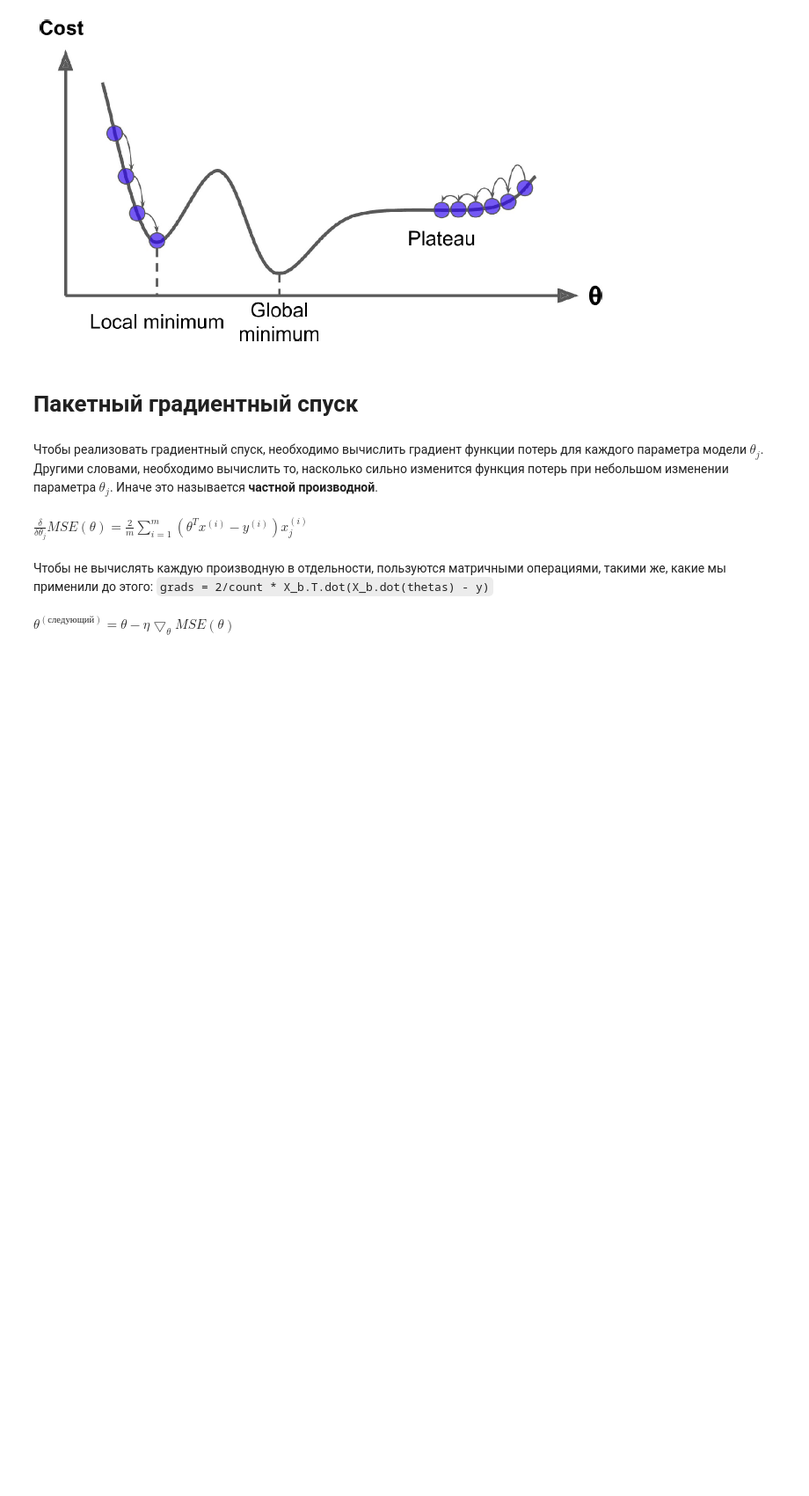
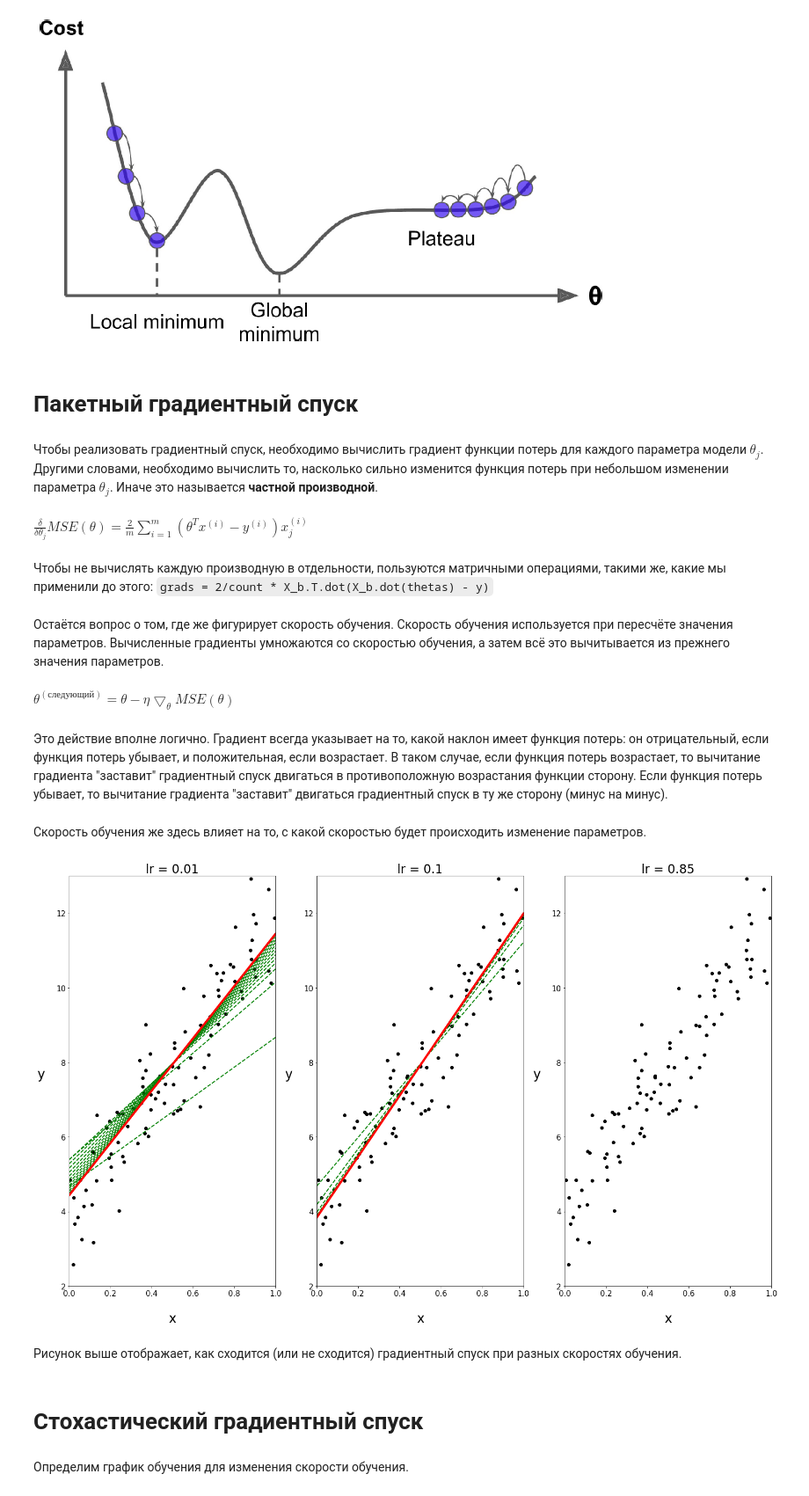
Before and after one commit to Lpshkn/Tutors, a Jupyter notebook: Practice/Linear Regression/Linear Regression.ipynb, the cells around one changed output. Shown at 88% size. Drawn from its saved outputs; the diff is of its cells as text; code cells hidden in the pictures; blank space fills up the shorter version.

Commit message:
Add Learning Curves, update explanation texts

```diff
--- a/Practice/Linear Regression/Linear Regression.ipynb
+++ b/Practice/Linear Regression/Linear Regression.ipynb
@@ -124,5 +127,60 @@ Image(data="./cost_func.png")
 $\frac\delta{\delta\theta_j}MSE(\theta)=\frac2m\sum_{i=1}^{m}(\theta^Tx^{(i)}-y^{(i)})x^{(i)}_j$
 # %% [markdown]
 Чтобы не вычислять каждую производную в отдельности, пользуются матричными операциями, такими же, какие мы применили до этого: `grads = 2/count * X_b.T.dot(X_b.dot(thetas) - y)`
+# %% [markdown]
+Остаётся вопрос о том, где же фигурирует скорость обучения. Скорость обучения используется при пересчёте значения параметров. Вычисленные градиенты умножаются со скоростью обучения, а затем всё это вычитывается из прежнего значения параметров.
 # %% [markdown]
 $\theta^{(следующий)}=\theta - \eta\bigtriangledown_\theta MSE(\theta)$
+# %% [markdown]
+Это действие вполне логично. Градиент всегда указывает на то, какой наклон имеет функция потерь: он отрицательный, если функция потерь убывает, и положительная, если возрастает. В таком случае, если функция потерь возрастает, то вычитание градиента "заставит" градиентный спуск двигаться в противоположную возрастания функции сторону. Если функция потерь убывает, то вычитание градиента "заставит" двигаться градиентный спуск в ту же сторону (минус на минус).
+# %% [markdown]
+Скорость обучения же здесь влияет на то, с какой скоростью будет происходить изменение параметров.
+# %%
+def plot_gd(X, y, thetas, lr, n_iters=1000, thetas_path=None, n_lines=15):
+    m = X.shape[0]
+    X_b = np.c_[np.ones((m, 1)), X]
+    line_iters = np.linspace(0, n_iters-1, n_lines, dtype=int)
+
+    plt.scatter(X, y, c='k')
+    for iteration in range(n_iters):
+        if iteration == n_iters-1:
+            style = 'r-'
+            linewidth=4
+            plt.plot([[0], [1]], np.c_[np.ones((2, 1)), [[0],[1]]].dot(thetas), style, linewidth=linewidth)
+        else:
+            style = 'g--'
+            linewidth=2
+
+        if iteration in line_iters:
+            plt.plot([[0], [1]], np.c_[np.ones((2, 1)), [[0],[1]]].dot(thetas), style, linewidth=linewidth)
+
+        grads = 2/count * X_b.T.dot(X_b.dot(thetas) - y)
+        thetas = thetas - lr * grads
+        if thetas_path is not None:
+            thetas_path.append(thetas)
+
+    plt.xlabel('x', fontsize=26, labelpad=30)
+    plt.ylabel('y', fontsize=26, rotation=0, labelpad=30)
+    plt.axis([0, 1, 2, 13])
+    ax = plt.gca()
+    ax.tick_params(labelsize=15)
+    plt.title(f"lr = {lr}", fontsize=24)
+# %%
+thetas = np.random.randn(2, 1)
+bgd_thetas_path = []
+
+plt.figure(figsize=(25, 15))
+plt.subplot(131)
+plot_gd(X, y, thetas, 0.01)
+plt.subplot(132)
+plot_gd(X, y, thetas, 0.1, thetas_path=bgd_thetas_path)
+plt.subplot(133)
+plot_gd(X, y, thetas, 0.85)
+# %% [output]
+[figure, added]
+# %% [markdown]
+Рисунок выше отображает, как сходится (или не сходится) градиентный спуск при разных скоростях обучения.
+# %% [markdown]
+# Стохастический градиентный спуск
+# %% [markdown]
+Определим график обучения для изменения скорости обучения.
```
Also changed, not shown: parts of 39 cells of this notebook.
